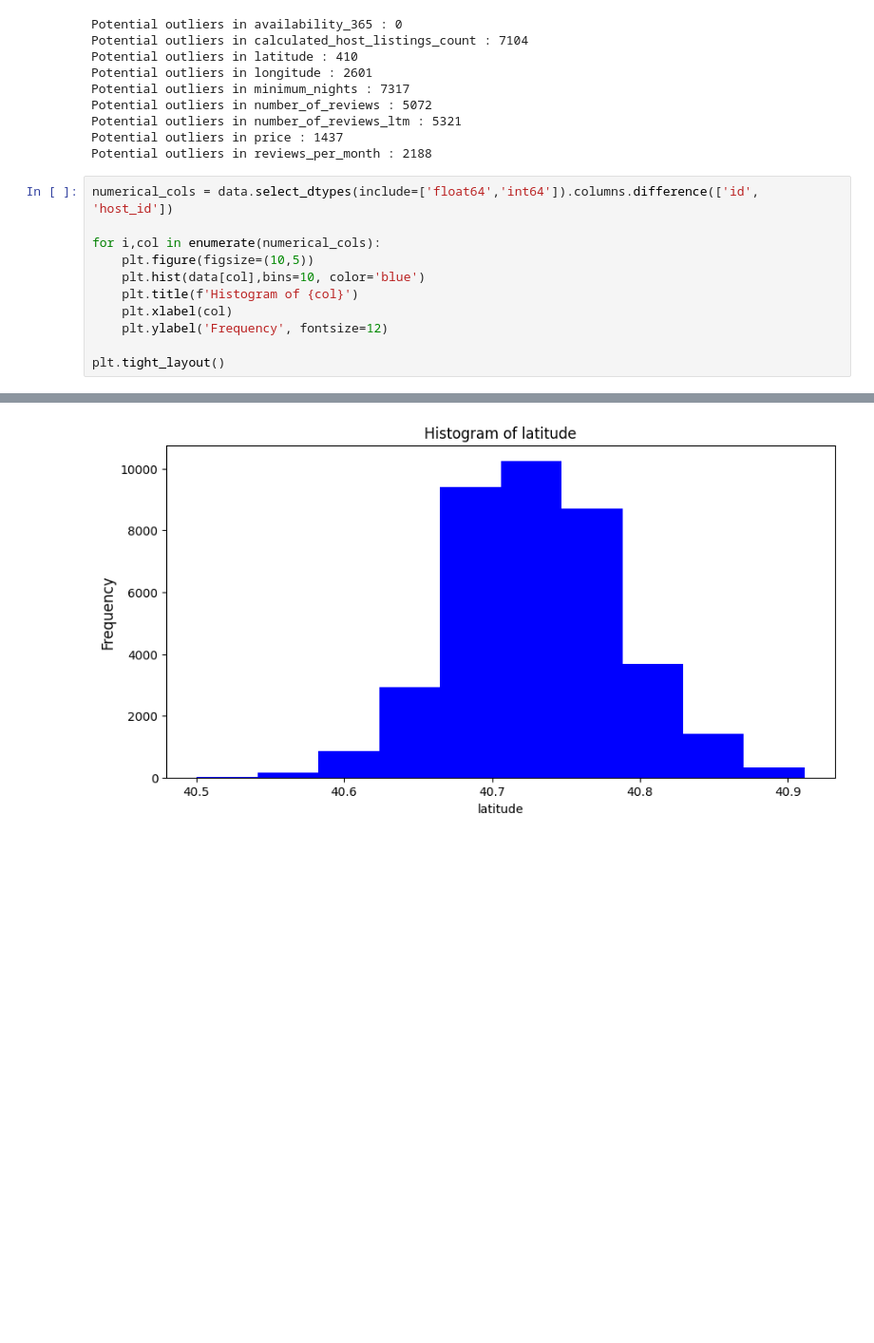
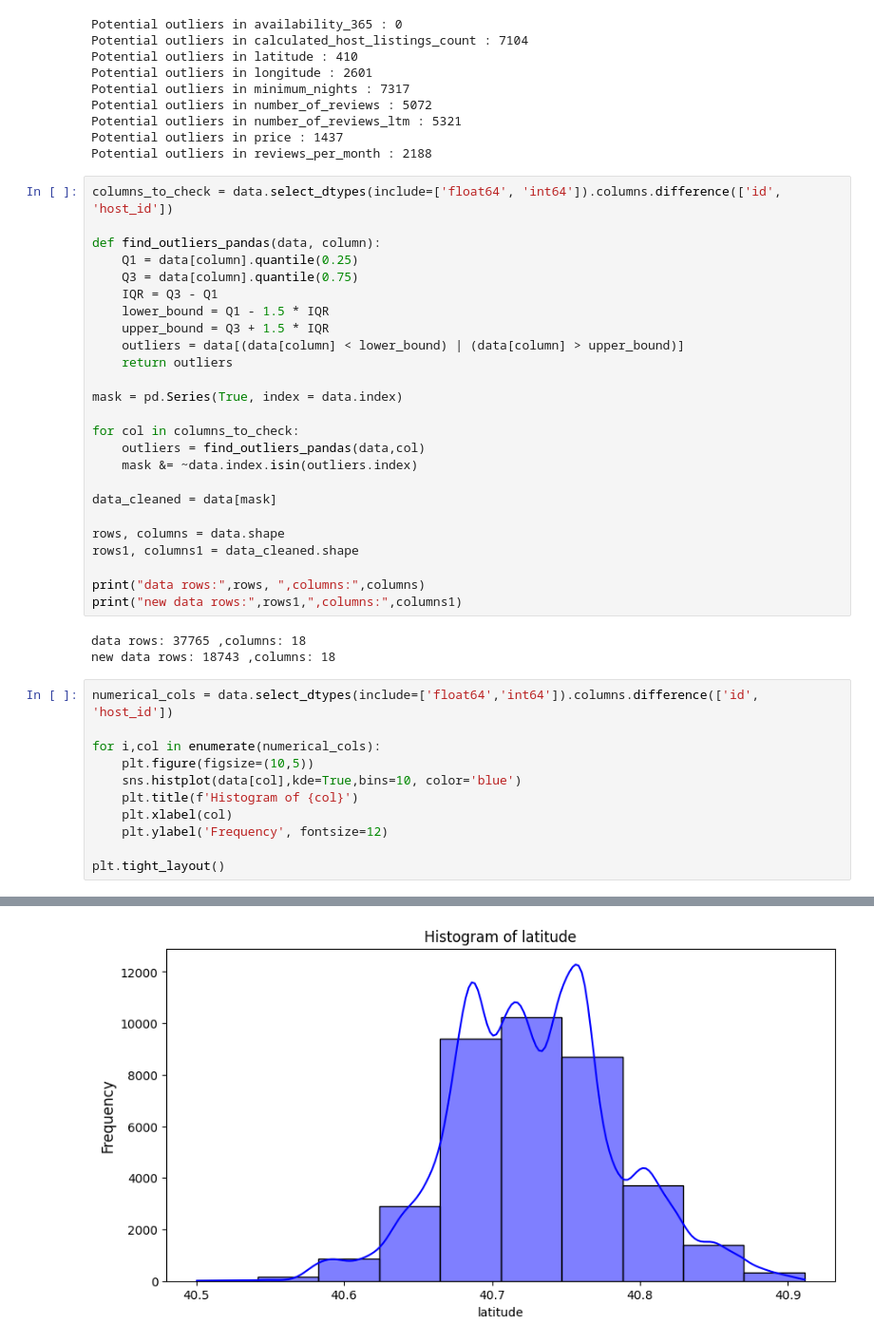
Before and after one commit to iKeiNagai/Data-Science, a Jupyter notebook: data_quality.ipynb, the cells around one changed output, grey strips where cells are left out. Shown: that part at 95% size. Drawn from its saved outputs; the diff is of its cells as text; blank space fills up the shorter version.

Commit message:
remove outliers from df using boolean mask

```diff
--- a/data_quality.ipynb
+++ b/data_quality.ipynb
@@ -158,12 +159,40 @@ Potential outliers in number_of_reviews : 5072
 Potential outliers in number_of_reviews_ltm : 5321
 Potential outliers in price : 1437
 Potential outliers in reviews_per_month : 2188
+# %%
+columns_to_check = data.select_dtypes(include=['float64', 'int64']).columns.difference(['id', 'host_id'])
+
+def find_outliers_pandas(data, column):
+	Q1 = data[column].quantile(0.25)
+	Q3 = data[column].quantile(0.75)
+	IQR = Q3 - Q1
+	lower_bound = Q1 - 1.5 * IQR
+	upper_bound = Q3 + 1.5 * IQR
+	outliers = data[(data[column] < lower_bound) | (data[column] > upper_bound)]
+	return outliers
+
+mask = pd.Series(True, index = data.index)
+
+for col in columns_to_check:
+	outliers = find_outliers_pandas(data,col)
+	mask &= ~data.index.isin(outliers.index)
+
+data_cleaned = data[mask]
+
+rows, columns = data.shape
+rows1, columns1 = data_cleaned.shape
+
+print("data rows:",rows, ",columns:",columns)
+print("new data rows:",rows1,",columns:",columns1)
+# %% [output]
+data rows: 37765 ,columns: 18
+new data rows: 18743 ,columns: 18
 # %%
 numerical_cols = data.select_dtypes(include=['float64','int64']).columns.difference(['id', 'host_id'])
 
 for i,col in enumerate(numerical_cols):
     plt.figure(figsize=(10,5))
-    plt.hist(data[col],bins=10, color='blue')
+    sns.histplot(data[col],kde=True,bins=10, color='blue')
     plt.title(f'Histogram of {col}')
     plt.xlabel(col)
     plt.ylabel('Frequency', fontsize=12)
@@ -175 +204 @@ plt.tight_layout()
-[figure, old version]
+[figure, new version]
```
Also changed, not shown: parts of 2 cells of this notebook.
